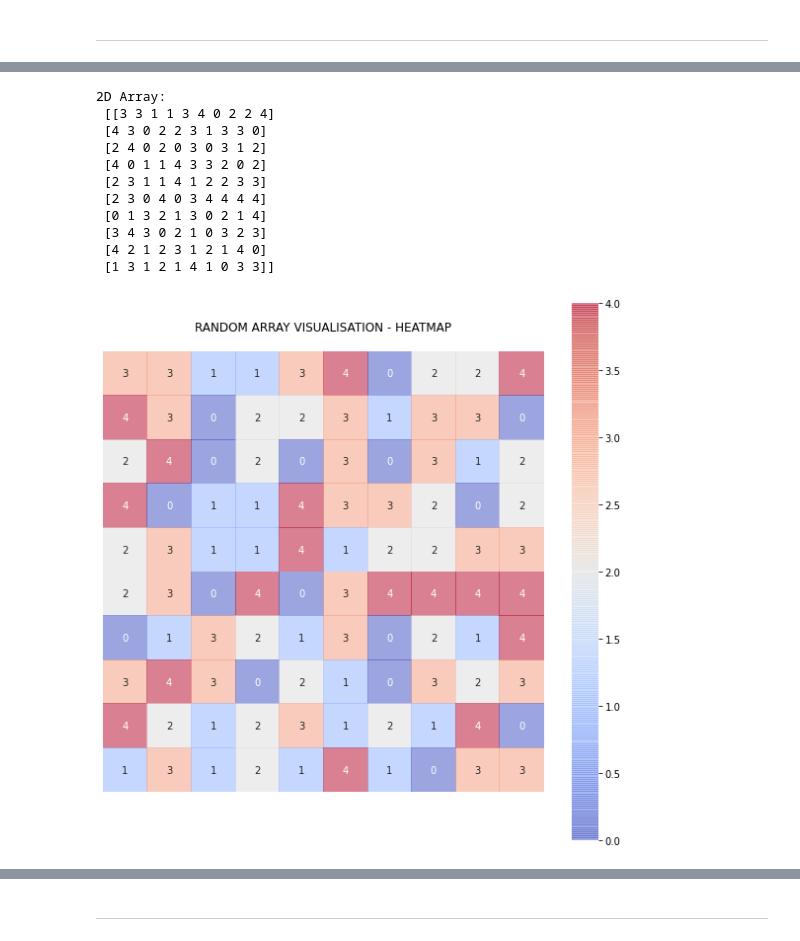
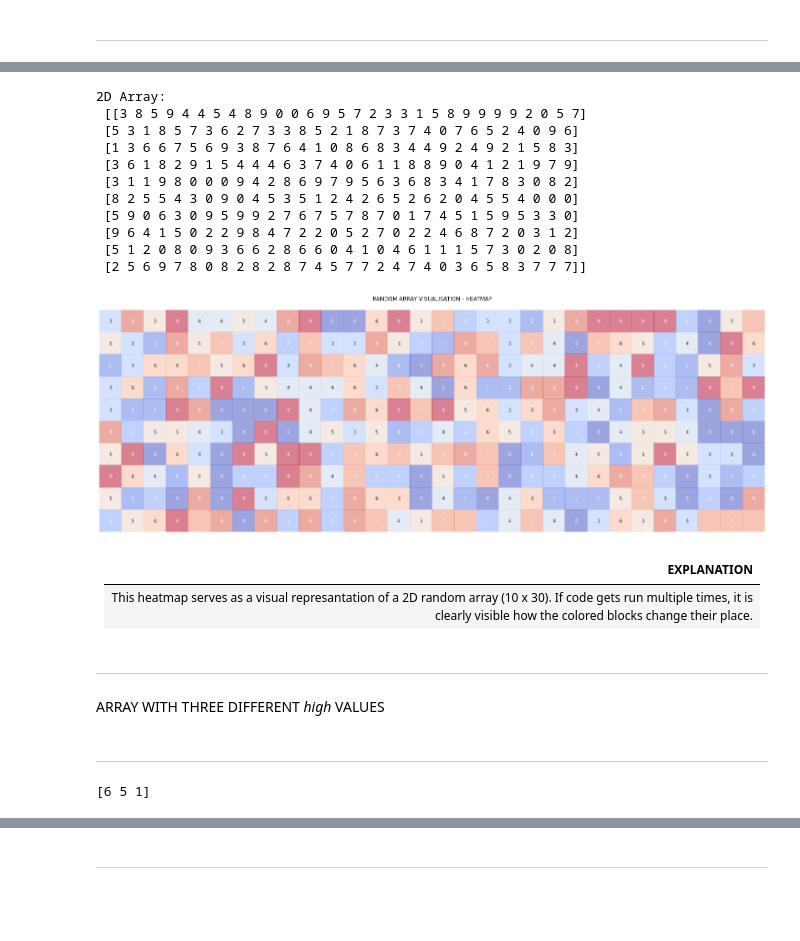
Before and after one commit to AnteDujic/Programming-for-Data-Analysis, a Jupyter notebook: numpy-random.ipynb, the cells around one changed output, grey strips where cells are left out. Cells and saved outputs as stored; diff of their text form; code cells hidden in the pictures; blank space fills up the shorter version.

```diff
--- a/numpy-random.ipynb
+++ b/numpy-random.ipynb
@@ -152,21 +160,36 @@ RANDOM INTEGERS 0 - 5 (exclusive) - 2D ARRAY
 # %%
-x3_int = (rng.integers(5, size=(10, 10)))
+x3_int = (rng.integers(10, size=(10, 30)))
 print ("2D Array:\n", x3_int, "\n")
-fig, axs = plt.subplots(figsize = (10,10))
-sns.heatmap (data = x3_int, square = True, annot = True, cmap = "coolwarm", alpha = 0.5).set_title("RANDOM ARRAY VISUALISATION - HEATMAP\n")
+fig, axs = plt.subplots(figsize = (26,10))
+sns.heatmap (data = x3_int, square = True, annot = True, cmap = "coolwarm", alpha = 0.5, cbar=False).set_title("RANDOM ARRAY VISUALISATION - HEATMAP\n")
 plt.xticks([])
 plt.yticks([])
 plt.show()
 # %% [output]
 2D Array:
- [[3 3 1 1 3 4 0 2 2 4]
- [4 3 0 2 2 3 1 3 3 0]
- [2 4 0 2 0 3 0 3 1 2]
- [4 0 1 1 4 3 3 2 0 2]
- [2 3 1 1 4 1 2 2 3 3]
- [2 3 0 4 0 3 4 4 4 4]
- [0 1 3 2 1 3 0 2 1 4]
- [3 4 3 0 2 1 0 3 2 3]
- [4 2 1 2 3 1 2 1 4 0]
- [1 3 1 2 1 4 1 0 3 3]]
+ [[3 8 5 9 4 4 5 4 8 9 0 0 6 9 5 7 2 3 3 1 5 8 9 9 9 9 2 0 5 7]
+ [5 3 1 8 5 7 3 6 2 7 3 3 8 5 2 1 8 7 3 7 4 0 7 6 5 2 4 0 9 6]
+ [1 3 6 6 7 5 6 9 3 8 7 6 4 1 0 8 6 8 3 4 4 9 2 4 9 2 1 5 8 3]
+ [3 6 1 8 2 9 1 5 4 4 4 6 3 7 4 0 6 1 1 8 8 9 0 4 1 2 1 9 7 9]
+ [3 1 1 9 8 0 0 0 9 4 2 8 6 9 7 9 5 6 3 6 8 3 4 1 7 8 3 0 8 2]
+ [8 2 5 5 4 3 0 9 0 4 5 3 5 1 2 4 2 6 5 2 6 2 0 4 5 5 4 0 0 0]
+ [5 9 0 6 3 0 9 5 9 9 2 7 6 7 5 7 8 7 0 1 7 4 5 1 5 9 5 3 3 0]
+ [9 6 4 1 5 0 2 2 9 8 4 7 2 2 0 5 2 7 0 2 2 4 6 8 7 2 0 3 1 2]
+ [5 1 2 0 8 0 9 3 6 6 2 8 6 6 0 4 1 0 4 6 1 1 1 5 7 3 0 2 0 8]
+ [2 5 6 9 7 8 0 8 2 8 2 8 7 4 5 7 7 2 4 7 4 0 3 6 5 8 3 7 7 7]]
-[figure, old version]
+[figure, new version]
+# %% [markdown]
+| EXPLANATION |
+| :-: |
+| This heatmap serves as a visual represantation of a 2D random array (10 x 30). If code gets run multiple times, it is clearly visible how the colored blocks change their place. |
+# %% [markdown]
+***
+# %% [markdown]
+ARRAY WITH THREE DIFFERENT *high* VALUES
+# %% [markdown]
+***
+# %%
+x5_int = (rng.integers(1, [10, 50, 100]))
+print (x5_int)
+# %% [output]
+[6 5 1]
```
Also changed, not shown: parts of 69 cells of this notebook.
